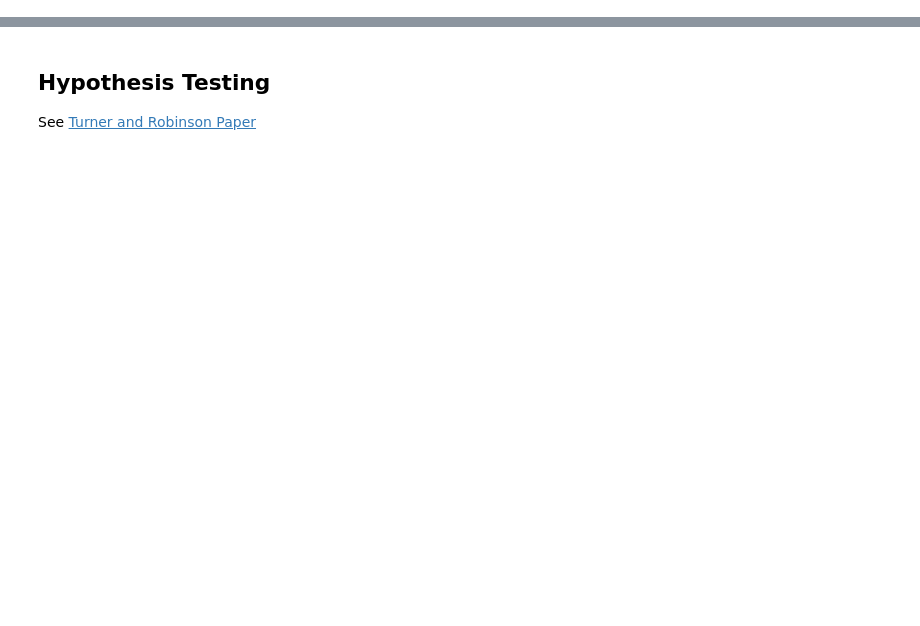
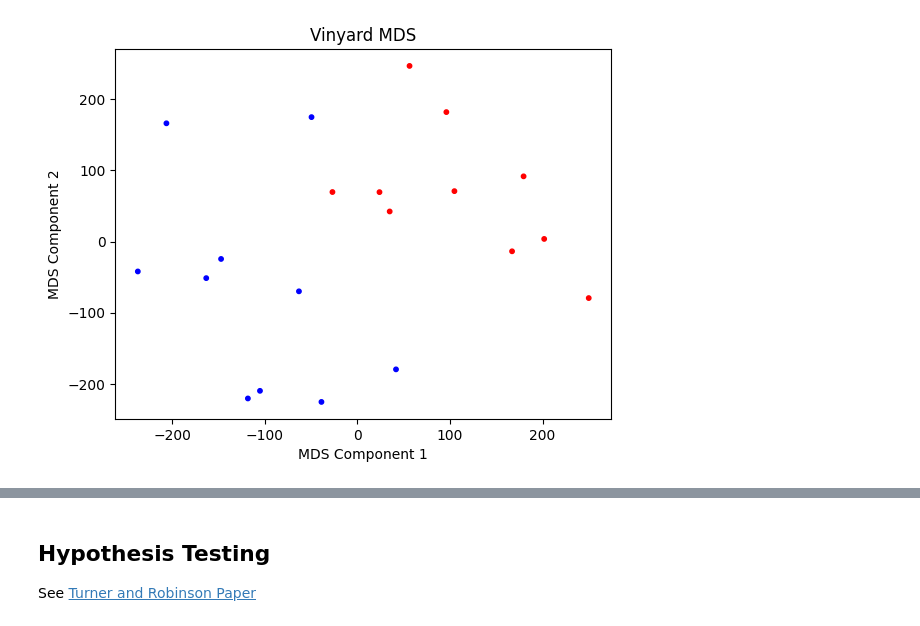
Before and after one commit to arulandu/vineyard, a Jupyter notebook: Grayscale_Images/Test_Mnist.ipynb, the cells around one changed output, grey strips where cells are left out. Cells and saved outputs as stored; diff of their text form; code cells hidden in the pictures; blank space fills up the shorter version.

Commit message:
Changed vdist function to not include *dt

```diff
--- a/Grayscale_Images/Test_Mnist.ipynb
+++ b/Grayscale_Images/Test_Mnist.ipynb
@@ -18,6 +18,9 @@ import gudhi
 import gudhi.wasserstein
 import gudhi.hera
 import ot
+
+X, y = fetch_openml('Mnist_784', version = 1, return_X_y = True, as_frame = False)
+X = X.reshape(X.shape[0],28,28)
 # %%
 def persistence(array, dimension=None):
   height, width = array.shape
@@ -188,7 +197,7 @@ def fD(D):
 def fL(L):
     return 1
 # %%
-def Test_Mnist(N1, N2, dimension = 1, no_samples = 100):
+def Test_Mnist(N1, N2, dimension = 1, no_samples = 100, t = 25):
 
     # fetching Mnist, finding a three and a eight. Creating an f and g for our test:
 
@@ -216,7 +225,7 @@ def Test_Mnist(N1, N2, dimension = 1, no_samples = 100):
 
     for i in range(Combined_Array.shape[0]):
         for j in range(i+1,Combined_Array.shape[0]):
-            Vinyard_Distances[i,j] = vdist(Get_Vinyard(Combined_Array[i], Combined_Array[j],dimension, t = 100)[0],fD,fL)
+            Vinyard_Distances[i,j] = vdist(Get_Vinyard(Combined_Array[i], Combined_Array[j],dimension, t)[0],fD,fL)
     Vinyard_Distances += np.transpose(Vinyard_Distances)
 
     # MDS Embedding
@@ -235,4 +244,3 @@ def Test_Mnist(N1, N2, dimension = 1, no_samples = 100):
     plt.ylabel('MDS Component 2')
     plt.show()
     return Vinyard_Distances
-Test_Mnist(4,9, dimension = 1, no_samples = 50)
@@ -257,0 +255,10 @@ array([[0.00000000e+00, 2.97124401e-01, 8.89721207e-01, 8.82378709e-01,
+# %%
+f = X[np.where(y == '6')]
+g = X[np.where(y == '9')]
+# Plot_Vinyard(Get_Vinyard(f[0],g[0],D = 1, t = 25)[0], 255, hs = None)
+# print(vdist(Get_Vinyard(f[0],g[0],D = 1, t = 25)[0], fD, fL))
+# print((Get_Vinyard(f[0],g[0],D = 1, t = 25)[0]))
+vine_0_25 = (Get_Vinyard(f[0],g[0],D = 1, t = 25)[0])[0]
+print(vine_0_25[0])
+print(vine_0_25[-1])
+print(vdist([vine_0_25], fD, fL))
@@ -257,0 +304,75 @@ array([[0.00000000e+00, 2.97124401e-01, 8.89721207e-01, 8.82378709e-01,
+# %%
+def Test_Mnist(N1, N2, dimension = 1, no_samples = 100, t = 25):
+
+    # fetching Mnist, finding a three and a eight. Creating an f and g for our test:
+
+    X, y = fetch_openml('Mnist_784', version = 1, return_X_y = True, as_frame = False)
+    # X is 70000 images, y is the classifications
+    X.shape
+    # taking each image and turning it into a 3d array. Each slide is a 28 by 28 grayscale grid
+
+    X = X.reshape(X.shape[0],28,28)
+
+    # finding all the 6's and 9's and filtering them out
+    f = X[np.where(y == str(N1))]
+    g = X[np.where(y == str(N2))]
+
+
+    if no_samples > len(f) or no_samples >len(g):
+        no_samples = max(len(f), len(g))
+    f = f[:no_samples]
+    g = g[:no_samples]
+
+    Combined_Array = np.concatenate((f, g), axis = 0)
+
+    # Distances Calculations
+    Vinyard_Distances = np.zeros((Combined_Array.shape[0], Combined_Array.shape[0]))
+
+    for i in range(Combined_Array.shape[0]):
+        for j in range(i+1,Combined_Array.shape[0]):
+            Vinyard_Distances[i,j] = vdist(Get_Vinyard(Combined_Array[i], Combined_Array[j],dimension, t)[0],fD,fL)
+    Vinyard_Distances += np.transpose(Vinyard_Distances)
+
+    # MDS Embedding
+    Vinyard_MDS_Embedding = MDS(n_components = 2, metric = True, dissimilarity = 'precomputed', random_state = 32).fit_transform(Vinyard_Distances)
+
+
+    # Plotting
+    fig, ax = plt.subplots()
+
+    # Red is N1 and Blue is N2
+    scatter = ax.scatter(Vinyard_MDS_Embedding[:, 0], Vinyard_MDS_Embedding[:, 1], c = ['red'] * no_samples + ['blue'] * no_samples, s=10)
+
+
+    plt.title('Vinyard MDS')
+    plt.xlabel('MDS Component 1')
+    plt.ylabel('MDS Component 2')
+    plt.show()
+    return Vinyard_Distances
+
+def vdist(res, f, g): # diag weight func, length weight func
+    V = 0
+    for vine in res:
+        vine = np.array(vine)
+        v, L = 0, 0
+        for i in range(1, len(vine)):
+            l = np.linalg.norm(vine[i][1:]-vine[i-1][1:], ord = np.inf)
+            dt = vine[i][0] - vine[i-1][0]
+
+            mid = np.mean([vine[i][1:],vine[i-1][1:]], axis=0)
+            proj = np.mean(mid)*np.ones(2,)
+            # this is the persistence of the mid point distance traveled
+            D = np.linalg.norm(proj-mid, ord = np.inf)
+
+            v += f(D)*l
+            L += l
+
+        v *= g(L)
+        V += v
+
+    return V
+t_25 = Test_Mnist(6,9,dimension = 1, no_samples = 10, t = 25)
+t_100 = Test_Mnist(6,9,dimension = 1, no_samples = 10, t = 100)
+t_1000 = Test_Mnist(6,9,dimension = 1, no_samples = 10, t = 500)
+# %% [output]
+[figure, added]
```
Also changed, not shown: parts of 14 cells of this notebook, 6 other files.
